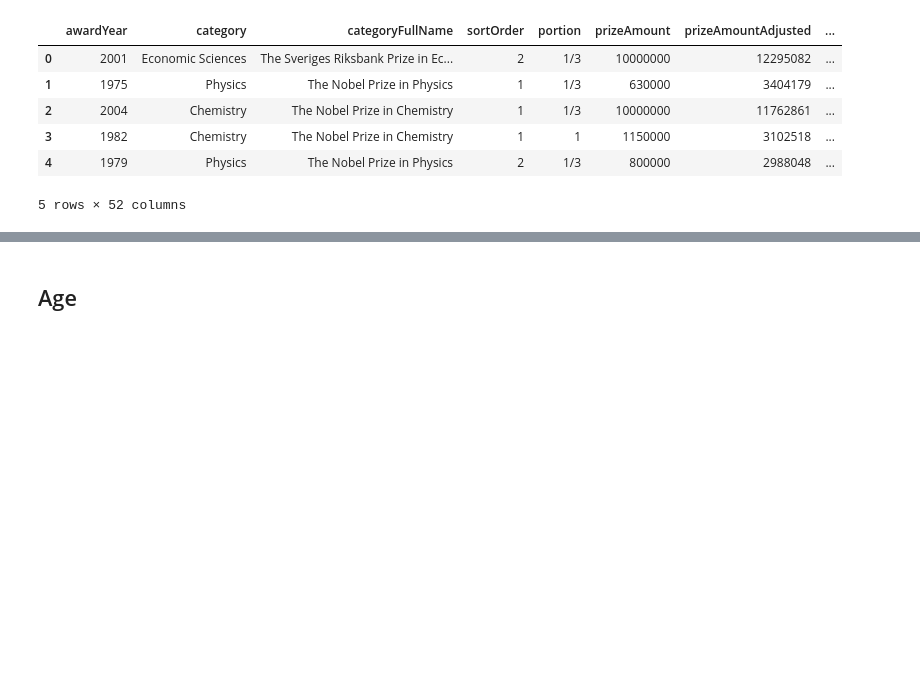
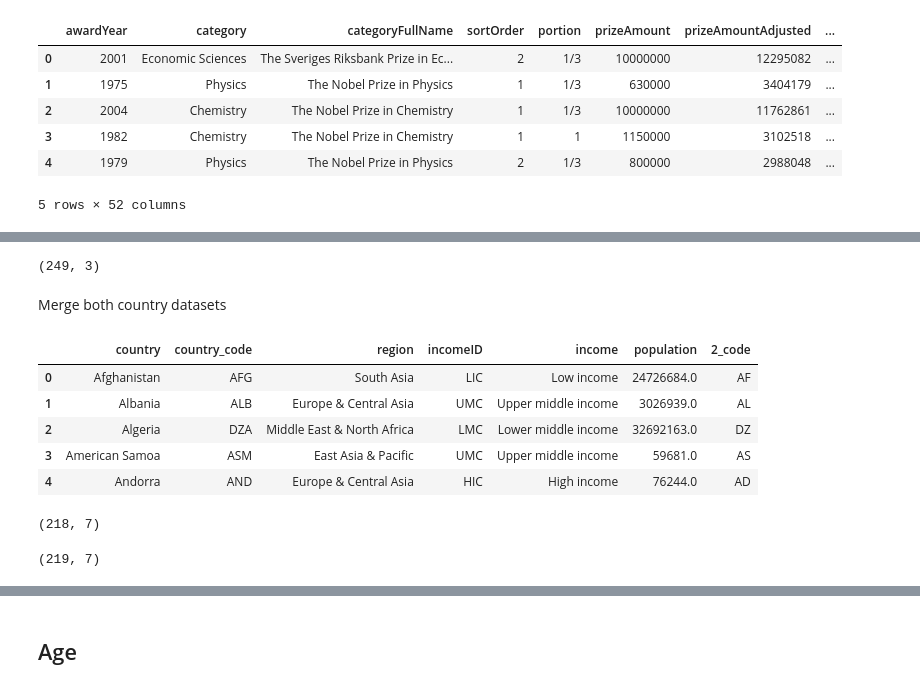
Before and after one commit to iryna-savchuk/DV_project, a Jupyter notebook: Nobel_Prizes_Data_Visualization.ipynb, the cells around one changed output, grey strips where cells are left out. Drawn from its saved outputs; the diff is of its cells as text; code cells hidden in the pictures; blank space fills up the shorter version.

Commit message:
add new data and add graphs
I need to correct the merged data frames, add new country data frame to complement information and start developing some graphs

```diff
--- a/Nobel_Prizes_Data_Visualization.ipynb
+++ b/Nobel_Prizes_Data_Visualization.ipynb
@@ -187,0 +132,3 @@ df_merged['prizeAge'] = df_merged['year'] - df_merged['born']
+# %%
+country = pd.read_csv('country_info.csv')
+country.head()
@@ -187,0 +148,3 @@ df_merged['prizeAge'] = df_merged['year'] - df_merged['born']
+# %%
+countrycode = pd.read_csv('country_code.csv', encoding='latin-1')
+countrycode.head()
@@ -187,0 +158,27 @@ df_merged['prizeAge'] = df_merged['year'] - df_merged['born']
+# %%
+countrycode.shape
+# %% [output]
+(249, 3)
+# %% [markdown]
+Merge both country datasets
+# %%
+country_df = pd.merge(country, countrycode[['2_code', '3_code']], left_on = 'country_code', right_on = '3_code', how = 'left').drop(columns = ['3_code'])
+country_df.head()
+# %% [output]
+|  | country | country_code | region | incomeID | income | population | 2_code |
+| 0 | Afghanistan | AFG | South Asia | LIC | Low income | 24726684.0 | AF |
+| 1 | Albania | ALB | Europe & Central Asia | UMC | Upper middle income | 3026939.0 | AL |
+| 2 | Algeria | DZA | Middle East & North Africa | LMC | Lower middle income | 32692163.0 | DZ |
+| 3 | American Samoa | ASM | East Asia & Pacific | UMC | Upper middle income | 59681.0 | AS |
+| 4 | Andorra | AND | Europe & Central Asia | HIC | High income | 76244.0 | AD |
+# %%
+country_df.shape
+# %% [output]
+(218, 7)
+# %%
+# add a new row with missing values
+new_row = pd.DataFrame([['Undefined']*len(country_df.columns)], columns=country_df.columns)
+country_df = pd.concat([country_df, new_row], ignore_index=True)
+country_df.shape
+# %% [output]
+(219, 7)
```
Also changed, not shown: parts of 56 cells of this notebook.
